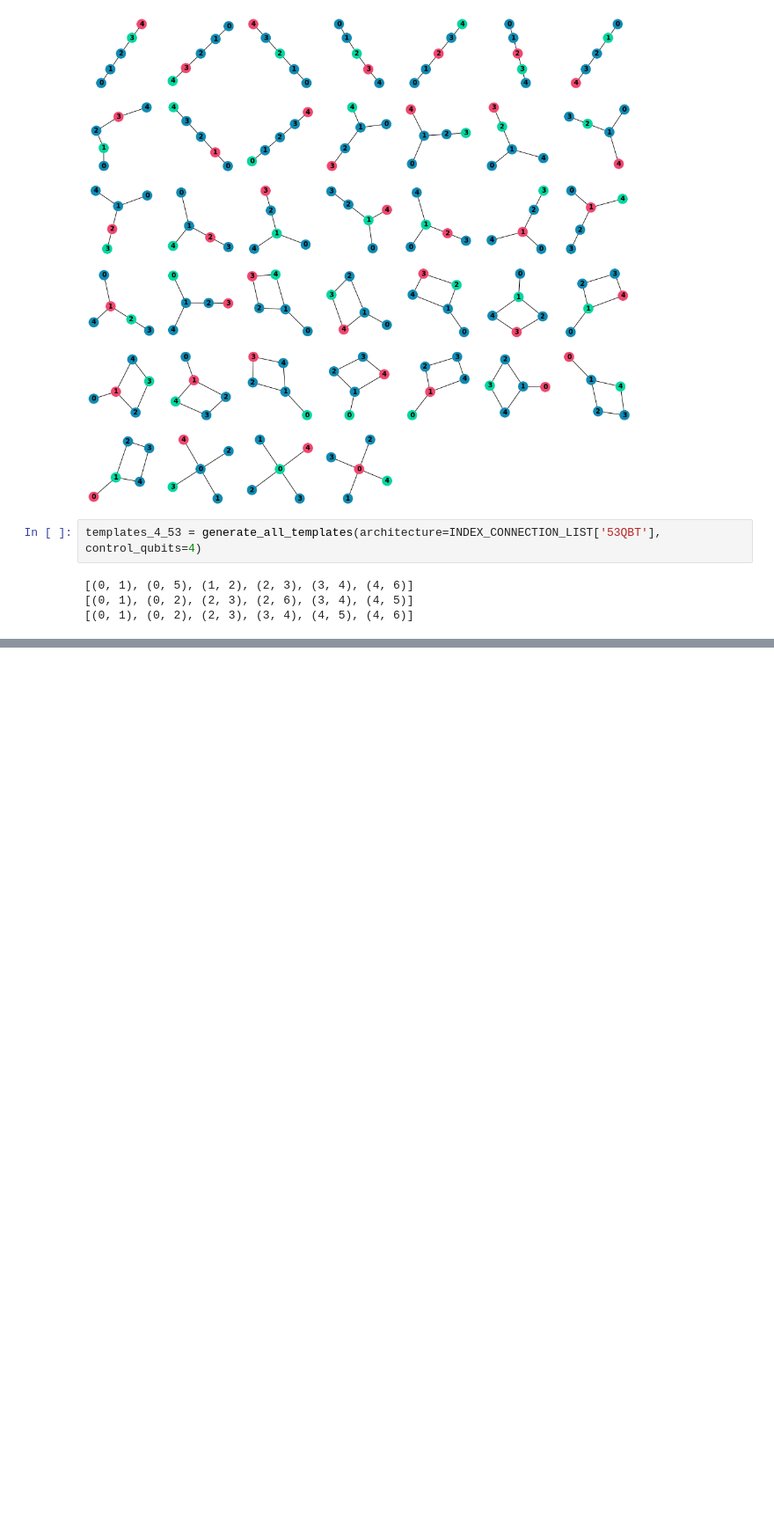
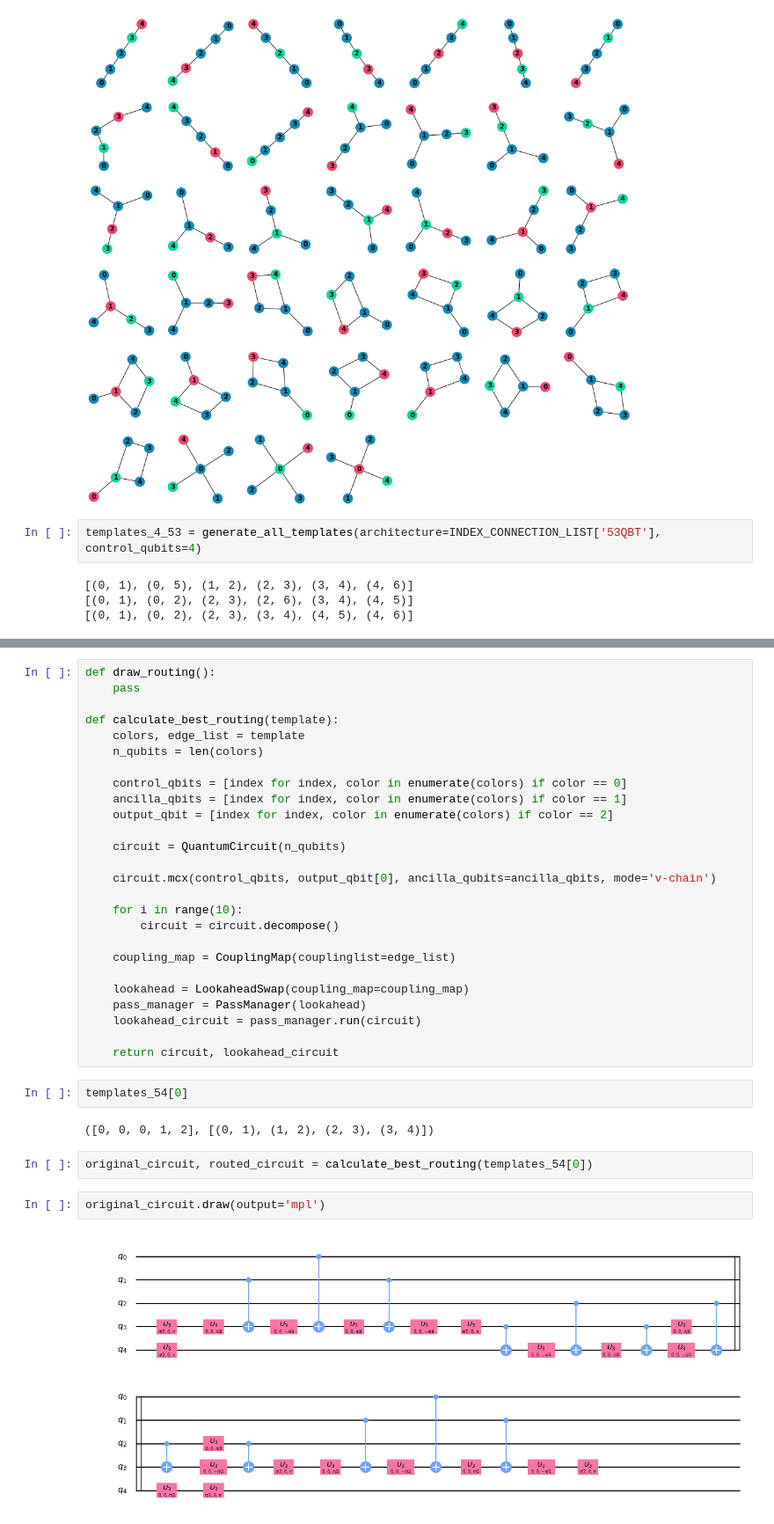
Before and after one commit to darkbtf/quantum-circuit-synthesis-experiments, a Jupyter notebook: Experiment - Different V-chain strategy.ipynb, the cells around one changed output, grey strips where cells are left out. Shown at 88% size. Drawn from its saved outputs; the diff is of its cells as text; blank space fills up the shorter version.

```diff
--- a/Experiment - Different V-chain strategy.ipynb
+++ b/Experiment - Different V-chain strategy.ipynb
@@ -534,0 +559,36 @@ for control_qubits in range(6, 7):
+# %%
+def draw_routing():
+    pass
+
+def calculate_best_routing(template):
+    colors, edge_list = template
+    n_qubits = len(colors)
+
+    control_qbits = [index for index, color in enumerate(colors) if color == 0]
+    ancilla_qbits = [index for index, color in enumerate(colors) if color == 1]
+    output_qbit = [index for index, color in enumerate(colors) if color == 2]
+
+    circuit = QuantumCircuit(n_qubits)
+
+    circuit.mcx(control_qbits, output_qbit[0], ancilla_qubits=ancilla_qbits, mode='v-chain')
+
+    for i in range(10):
+        circuit = circuit.decompose()
+
+    coupling_map = CouplingMap(couplinglist=edge_list)
+
+    lookahead = LookaheadSwap(coupling_map=coupling_map)
+    pass_manager = PassManager(lookahead)
+    lookahead_circuit = pass_manager.run(circuit)
+
+    return circuit, lookahead_circuit
+# %%
+templates_54[0]
+# %% [output]
+([0, 0, 0, 1, 2], [(0, 1), (1, 2), (2, 3), (3, 4)])
+# %%
+original_circuit, routed_circuit = calculate_best_routing(templates_54[0])
+# %%
+original_circuit.draw(output='mpl')
+# %% [output]
+[figure, added]
```
Also changed, not shown: parts of 16 cells of this notebook, 12 other files.
